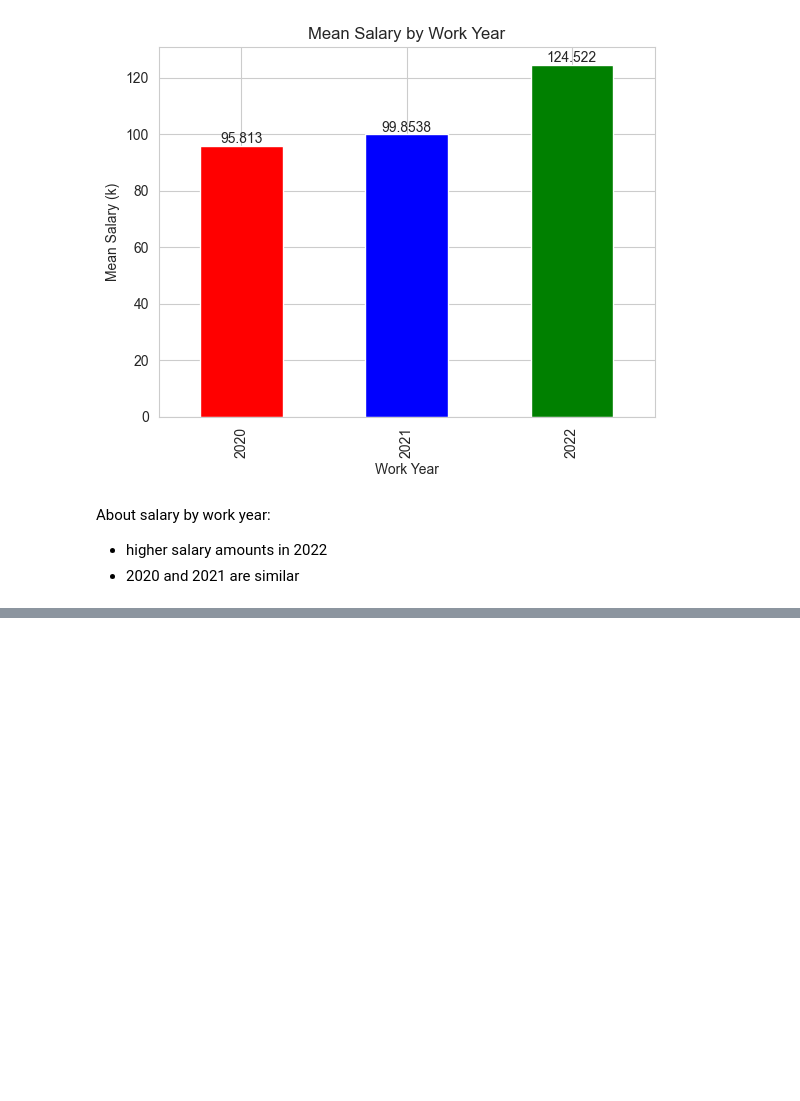
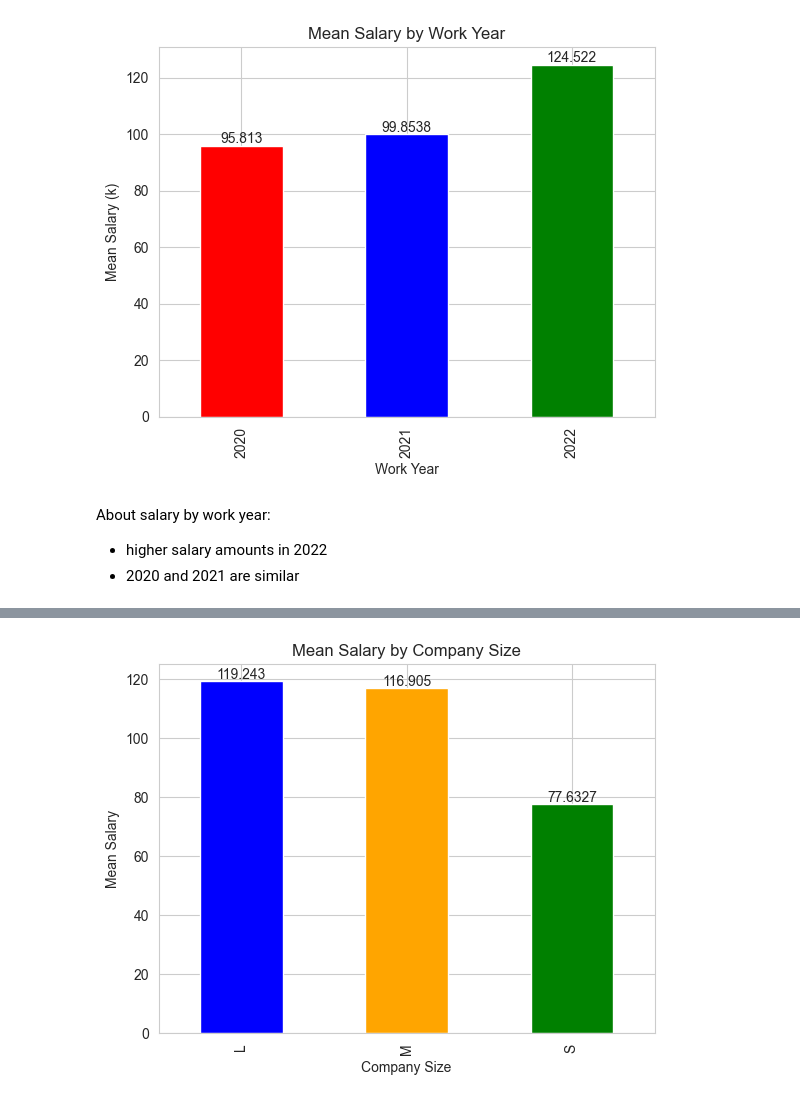
Before and after one commit to NacuAndrei/DataScience-JobSalaries, a Jupyter notebook: DataScienceSalaries.ipynb, the cells around one changed output, grey strips where cells are left out. Drawn from its saved outputs; the diff is of its cells as text; code cells hidden in the pictures; blank space fills up the shorter version.

```diff
--- a/DataScienceSalaries.ipynb
+++ b/DataScienceSalaries.ipynb
@@ -505,0 +527,14 @@ About salary by work year:
+# %%
+mean_salary_by_company_size = df.groupby('company_size')['salary_in_usd'].mean() / 1000
+
+ax = mean_salary_by_company_size.plot(kind='bar', color=['blue', 'orange', 'green'])
+
+for bars in ax.containers:
+    ax.bar_label(bars)
+
+plt.xlabel('Company Size')
+plt.ylabel('Mean Salary')
+plt.title('Mean Salary by Company Size')
+plt.show()
+# %% [output]
+[figure, added]
```
Also changed, not shown: parts of 2 cells of this notebook.
